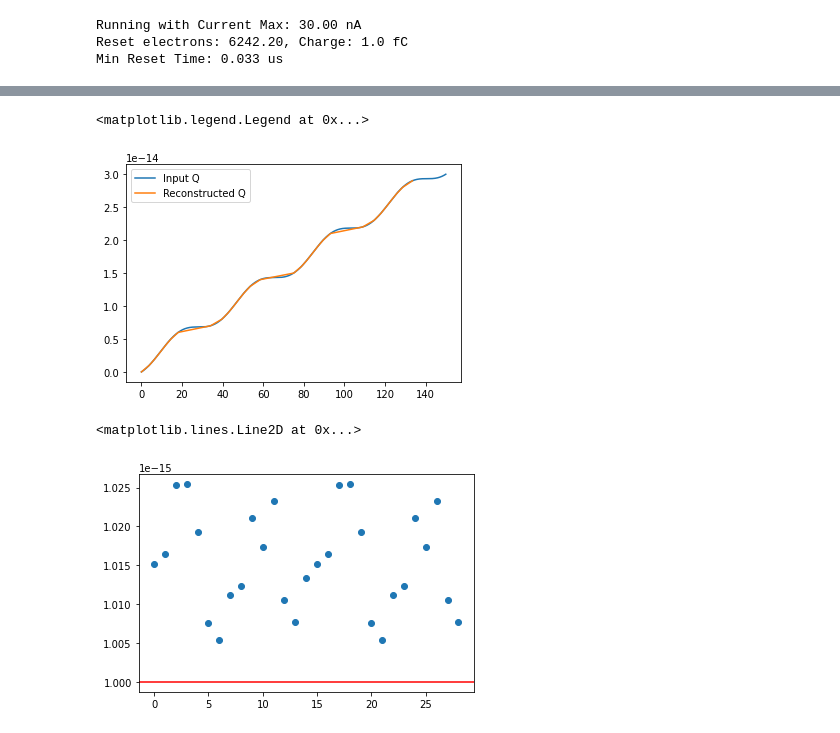
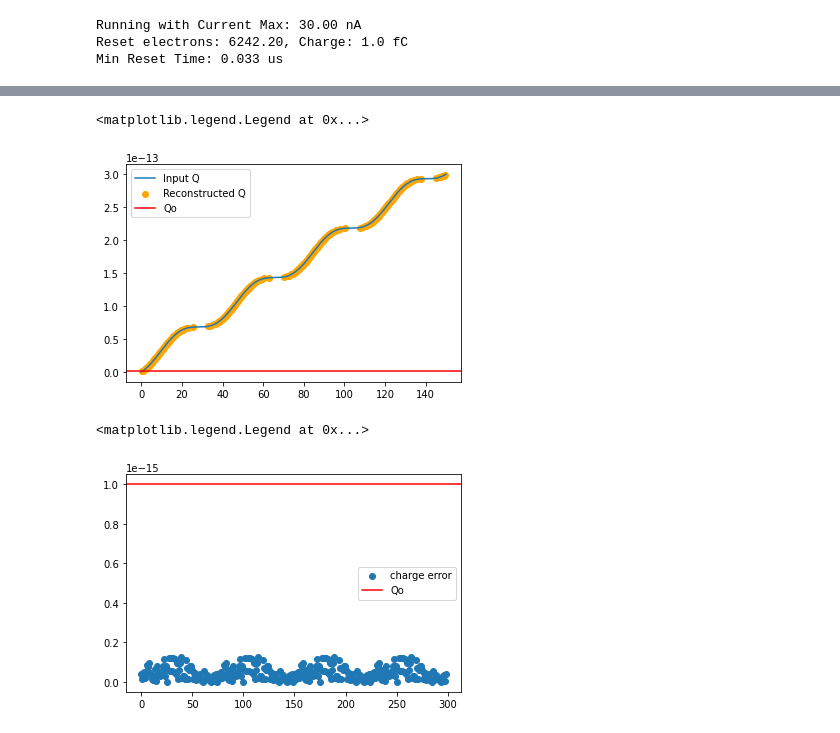
Before and after one commit to kkeefe/qp_dissertation, a Jupyter notebook: scripts/ch2_testing.ipynb, the cells around one changed output, grey strips where cells are left out. Saved outputs shown, nothing was run; the diff lists cells and outputs as text; code cells hidden in the pictures.

```diff
--- a/scripts/ch2_testing.ipynb
+++ b/scripts/ch2_testing.ipynb
@@ -13,20 +13,32 @@ No = Qo / 1.602e-19
 Tf = 150
 Iscale = 1e-9 # nA = 1 fC / us
 Qscale = Iscale * 1e-6
-MinResetTime = 1 / 30 # single clock cycle of Digital ASIC
+MinResetTime = 1 / 30 # single clock cycle of Digital ASIC in us
 times = np.arange(0, Tf, MinResetTime)
 IMax = Qo / MinResetTime
 
 # function building for input charge
-fnc = lambda x: 0.2 * np.sin(4*2*np.pi*x/Tf) + 0.2
-x = [fnc(t) for t in times]
+fnc = lambda x: 2 * np.cos(4*2*np.pi*x/Tf) + 2
+fnc = lambda x: 2 * np.exp(-1*x/Tf)
+fnc = lambda x: 2 * np.exp(x/Tf)
+fnc = lambda x: 1 # constant amp input scaled to nA
+fnc = lambda x: 2 * np.sin(4*2*np.pi*x/Tf) + 2
 
 def inter(fnc, a, b):
     """
     integrate the current
     """
     return integrate.quad(fnc, a, b)[0]
-y = [inter(fnc, 0, t) for t in times]
+def makeInput(f=fnc, times=times):
+    x = [f(t) for t in times]
+    y = [inter(fnc, 0, t) for t in times]
+    return x, y
+
+x,y = makeInput()
+
+charge = [j * Qscale for j in y]
+voltage = [q / Co for q in charge]
+
 print(f"Running with Current Max: {IMax / Qscale:1.2f} nA")
 print(f"Reset electrons: {No:1.2f}, Charge: {Qo*1e15:2.1f} fC")
 print(f"Min Reset Time: {MinResetTime:2.3f} us")
@@ -66,8 +79,9 @@ def countResets(times, chargeInput):
     returns:
         resets - 1-d array indicating the reset time
     """
+    assert len(times) == len(chargeInput), "error not a time for every charge"
 
-    Qout = 0
+    Qout = chargeInput[0]
     To = -1
     resets = []
     max_resets = []
@@ -82,9 +96,9 @@ def countResets(times, chargeInput):
 
         # empty charge out on cap if it's stored an extra Qo
         while(q >= Qout + Qo):
+            resets.append(To)
             To += MinResetTime
             Qout += Qo
-            resets.append(To)
 
     if len(max_resets) > 0:
         print(f"warning exceeded max reset rate at index: {len(max_resets)}!")
@@ -107,8 +120,8 @@ f2 = plt.hist(Rs, bins=100)
 # %%
 # reconstruct the Q here
-Qsum = 0
-Qr = [Qsum]
-Qt = [0]
+Qsum = charge[0]
+Qr = []
+Qt = []
 for r in Rs:
     Qsum += Qo
     Qr.append(Qsum)
@@ -116,16 +129,18 @@ for r in Rs:
 
 # reconstruct the current by taking the derivative of the CDF
 plt.plot(times, charge, label="Input Q")
-plt.plot(Qt, Qr, label="Reconstructed Q")
+plt.scatter(Qt, Qr, label="Reconstructed Q", color="orange")
+plt.axhline(y=Qo, c='r', label="Qo")
 plt.legend()
 # %% [output]
 <matplotlib.legend.Legend at 0x...>
-[figure, old version]
+[figure, new version]
 # %%
 rmin = [np.absolute(times-r_t).argmin() for r_t in Rs]
 err = [charge[r_t] - q_r for (r_t, q_r) in zip(rmin, Qr)]
-plt.scatter(list(range(len(err))), err)
-plt.axhline(y=Qo, c='r', label="Reset Charge")
+plt.scatter(list(range(len(err))), err, label="charge error")
+plt.axhline(y=Qo, c='r', label="Qo")
+plt.legend()
 # %% [output]
-<matplotlib.lines.Line2D at 0x...>
+<matplotlib.legend.Legend at 0x...>
-[figure, old version]
+[figure, new version]
```
Also changed, not shown: parts of 7 cells of this notebook, 2 other files.
